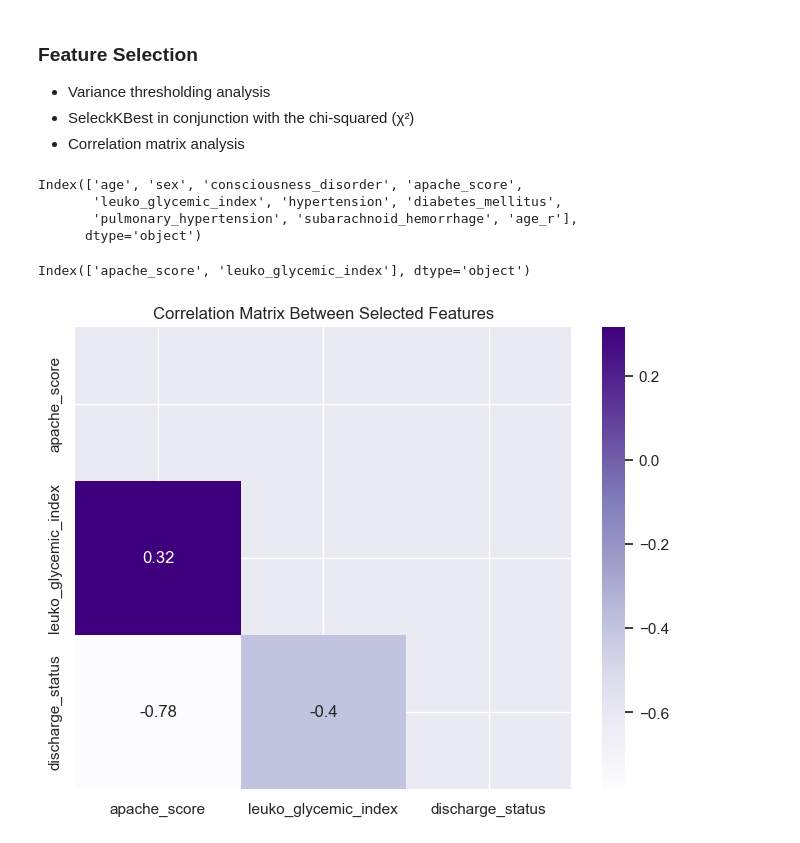
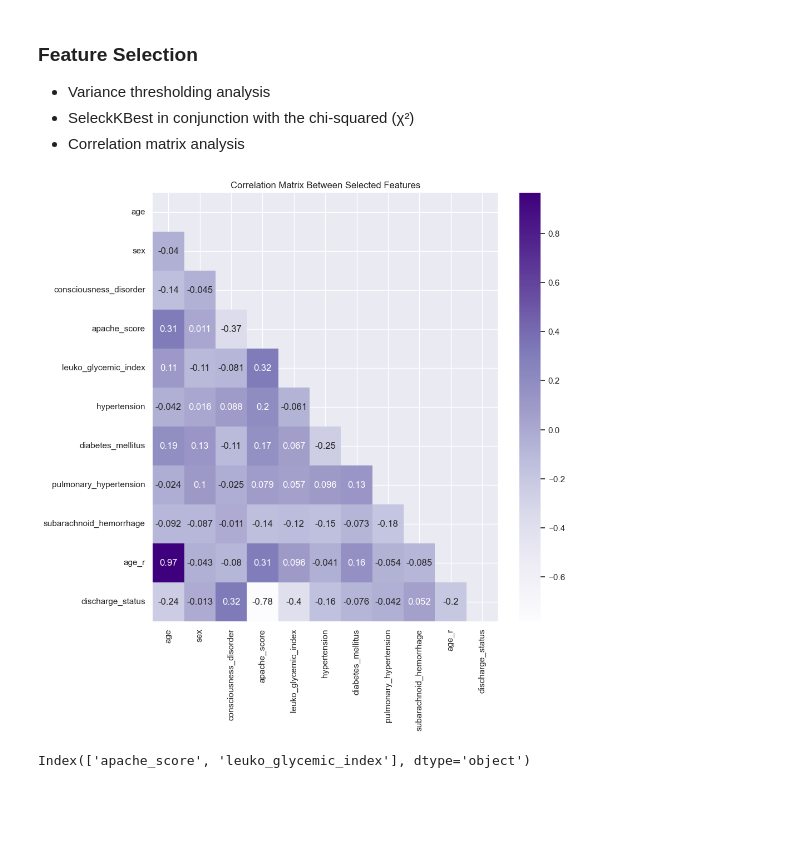
Before and after one commit to serize02/leuko-ml, a Jupyter notebook: notebooks/00_eda.ipynb, the cells around one changed output. Cells and saved outputs as stored; diff of their text form; code cells hidden in the pictures; blank space fills up the shorter version.

```diff
--- a/notebooks/00_eda.ipynb
+++ b/notebooks/00_eda.ipynb
@@ -95,9 +101,4 @@ X, y = data.drop('discharge_status', axis=1), data['discharge_status']
 # %%
 variances = X.var(axis=0)
 ind = variances[variances > 0.2].index
-ind
+X = X[ind]
-# %% [output]
-Index(['age', 'sex', 'consciousness_disorder', 'apache_score',
-       'leuko_glycemic_index', 'hypertension', 'diabetes_mellitus',
-       'pulmonary_hypertension', 'subarachnoid_hemorrhage', 'age_r'],
-      dtype='object')
@@ -106,3 +108,10 @@ X = X[ind]
+# %%
+plt.figure(figsize=(10, 10))
+sns.heatmap(matrix, annot=True, cmap='Purples', mask=mask)
+plt.title('Correlation Matrix Between Selected Features')
+plt.show()
+# %% [output]
+[figure, added]
 # %%
 from sklearn.feature_selection import SelectKBest, chi2
 
@@ -122,9 +128,2 @@ mask = np.triu(np.ones_like(matrix, dtype=bool))
-# %%
-plt.figure(figsize=(8, 6))
-sns.heatmap(matrix, annot=True, cmap='Purples', mask=mask)
-plt.title('Correlation Matrix Between Selected Features')
-plt.show()
-# %% [output]
-[figure, removed]
 # %%
 data = X.join(y).to_csv('data/selected/data.csv', index=False)
```
Also changed, not shown: parts of 4 cells of this notebook, 4 other files.
